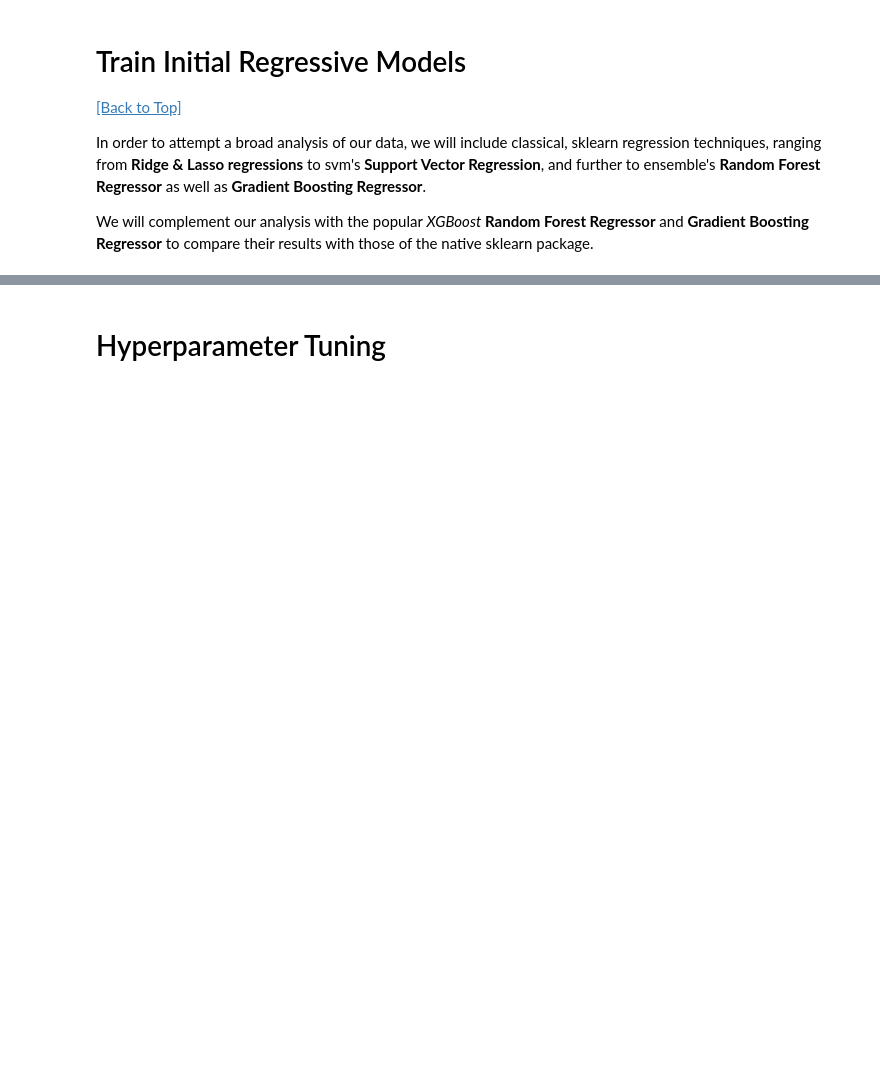
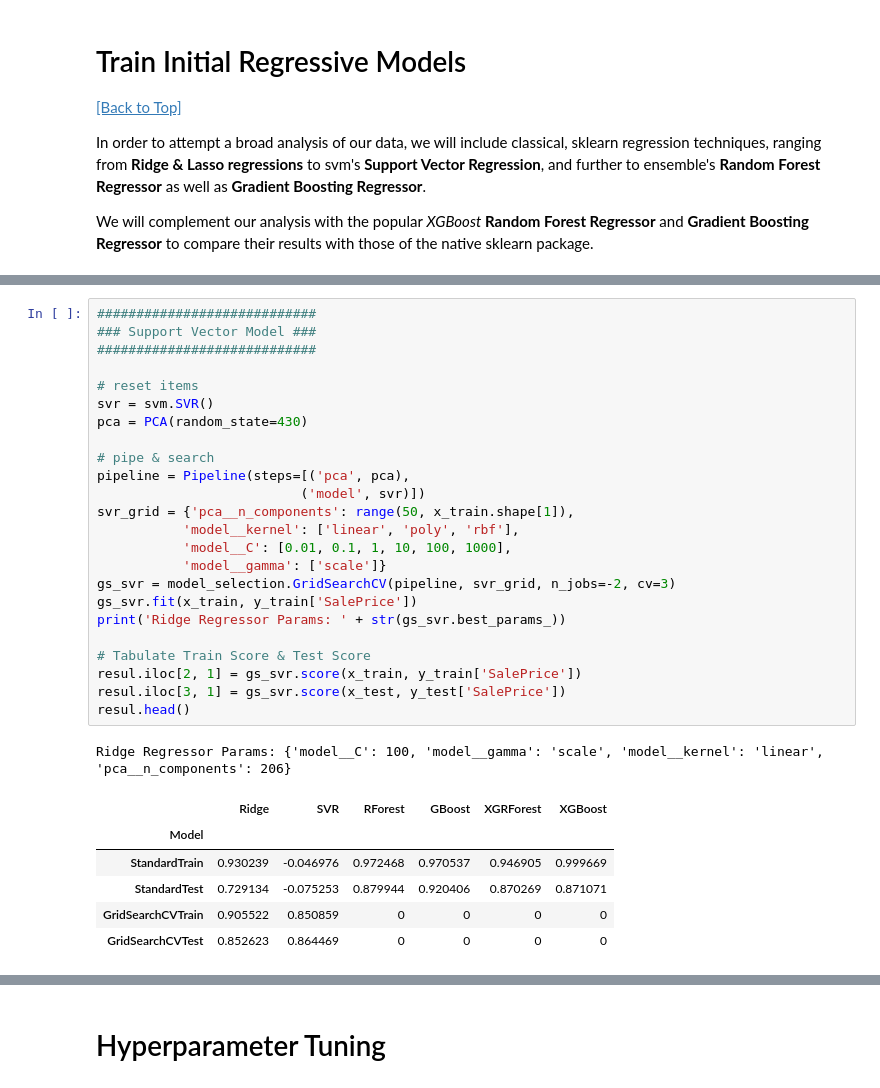
Before and after one commit to BaroqBard/IowaHousingPredictions, a Jupyter notebook: Iowa Housing Project - II. Modeling & Analysis.ipynb, the cells around one changed output, grey strips where cells are left out. Drawn from its saved outputs; the diff is of its cells as text; blank space fills up the shorter version.

```diff
--- a/Iowa Housing Project - II. Modeling & Analysis.ipynb
+++ b/Iowa Housing Project - II. Modeling & Analysis.ipynb
@@ -236,0 +195,32 @@ resul.head()
+# %%
+############################
+### Support Vector Model ###
+############################
+
+# reset items
+svr = svm.SVR()
+pca = PCA(random_state=430)
+
+# pipe & search
+pipeline = Pipeline(steps=[('pca', pca),
+                          ('model', svr)])
+svr_grid = {'pca__n_components': range(50, x_train.shape[1]),
+           'model__kernel': ['linear', 'poly', 'rbf'],
+           'model__C': [0.01, 0.1, 1, 10, 100, 1000],
+           'model__gamma': ['scale']}
+gs_svr = model_selection.GridSearchCV(pipeline, svr_grid, n_jobs=-2, cv=3)
+gs_svr.fit(x_train, y_train['SalePrice'])
+print('Ridge Regressor Params: ' + str(gs_svr.best_params_))
+
+# Tabulate Train Score & Test Score
+resul.iloc[2, 1] = gs_svr.score(x_train, y_train['SalePrice'])
+resul.iloc[3, 1] = gs_svr.score(x_test, y_test['SalePrice'])
+resul.head()
+# %% [output]
+Ridge Regressor Params: {'model__C': 100, 'model__gamma': 'scale', 'model__kernel': 'linear', 'pca__n_components': 206}
+|  | Ridge | SVR | RForest | GBoost | XGRForest | XGBoost |
+| Model |  |  |  |  |  |  |
+| StandardTrain | 0.930239 | -0.046976 | 0.972468 | 0.970537 | 0.946905 | 0.999669 |
+| StandardTest | 0.729134 | -0.075253 | 0.879944 | 0.920406 | 0.870269 | 0.871071 |
+| GridSearchCVTrain | 0.905522 | 0.850859 | 0 | 0 | 0 | 0 |
+| GridSearchCVTest | 0.852623 | 0.864469 | 0 | 0 | 0 | 0 |
```
Also changed, not shown: parts of 23 cells of this notebook, 1 other file.
